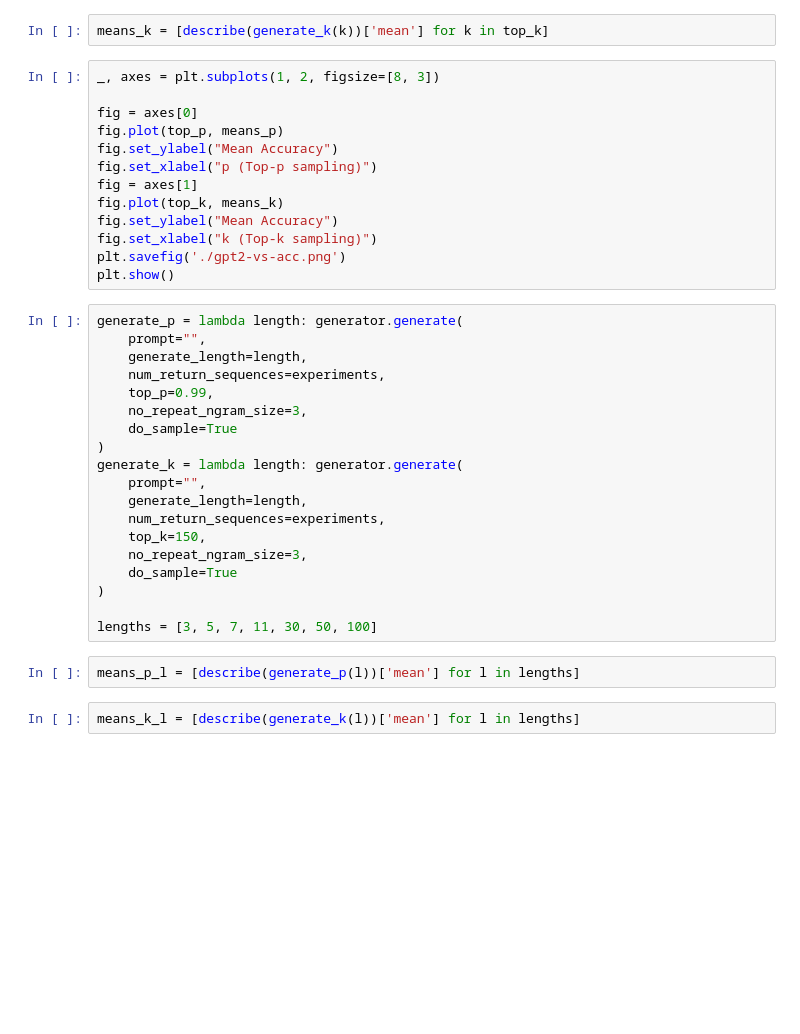
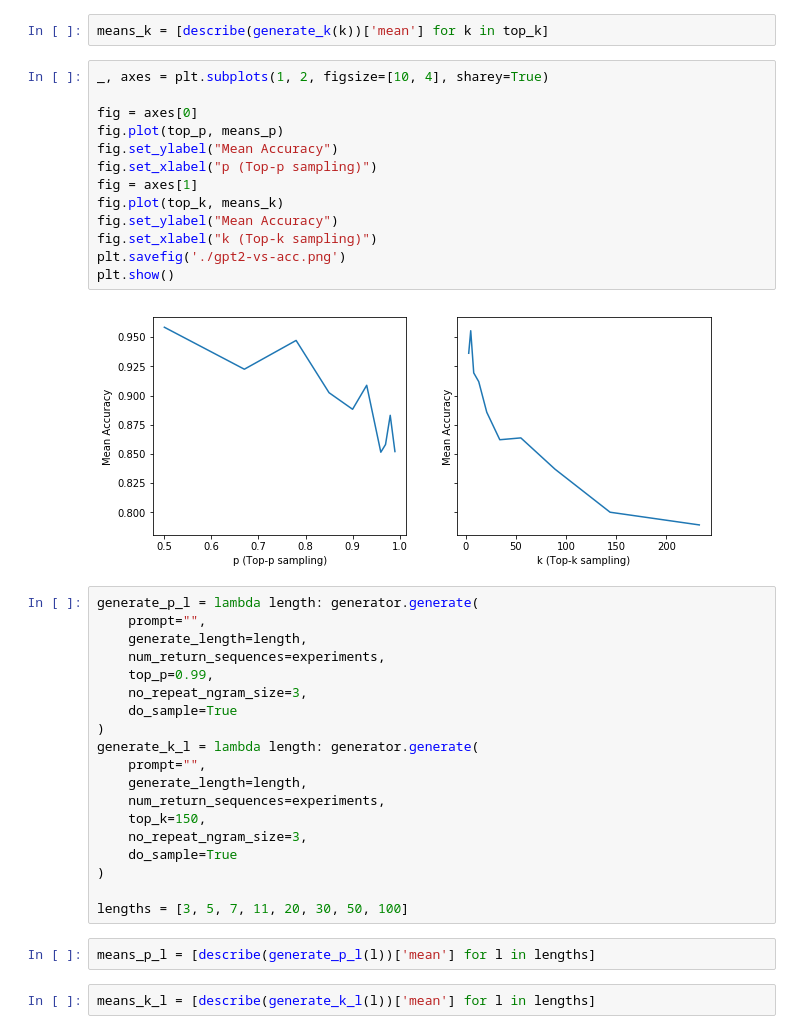
Before and after one commit to Isinlor/AdvDecoder, a Jupyter notebook: analyze.ipynb, the cells around one changed output. Cells and saved outputs as stored; diff of their text form; blank space fills up the shorter version.

```diff
--- a/analyze.ipynb
+++ b/analyze.ipynb
@@ -48,20 +48,22 @@ means_p = [describe(generate_p(p))['mean'] for p in top_p]
 # %%
 means_k = [describe(generate_k(k))['mean'] for k in top_k]
 # %%
-_, axes = plt.subplots(1, 2, figsize=[8, 3])
+_, axes = plt.subplots(1, 2, figsize=[10, 4], sharey=True)
 
 fig = axes[0]
 fig.plot(top_p, means_p)
 fig.set_ylabel("Mean Accuracy")
 fig.set_xlabel("p (Top-p sampling)")
 fig = axes[1]
 fig.plot(top_k, means_k)
 fig.set_ylabel("Mean Accuracy")
 fig.set_xlabel("k (Top-k sampling)")
 plt.savefig('./gpt2-vs-acc.png')
 plt.show()
+# %% [output]
+[figure, added]
 # %%
-generate_p = lambda length: generator.generate(
+generate_p_l = lambda length: generator.generate(
     prompt="",
     generate_length=length,
     num_return_sequences=experiments,
@@ -69,7 +71,7 @@ generate_p = lambda length: generator.generate(
     no_repeat_ngram_size=3,
     do_sample=True
 )
-generate_k = lambda length: generator.generate(
+generate_k_l = lambda length: generator.generate(
     prompt="",
     generate_length=length,
     num_return_sequences=experiments,
@@ -78,9 +80,9 @@ generate_k = lambda length: generator.generate(
     do_sample=True
 )
 
-lengths = [3, 5, 7, 11, 30, 50, 100]
+lengths = [3, 5, 7, 11, 20, 30, 50, 100]
 # %%
-means_p_l = [describe(generate_p(l))['mean'] for l in lengths]
+means_p_l = [describe(generate_p_l(l))['mean'] for l in lengths]
 # %%
-means_k_l = [describe(generate_k(l))['mean'] for l in lengths]
+means_k_l = [describe(generate_k_l(l))['mean'] for l in lengths]
 # %%
```
Also changed, not shown: parts of 2 cells of this notebook, 4 other files.
